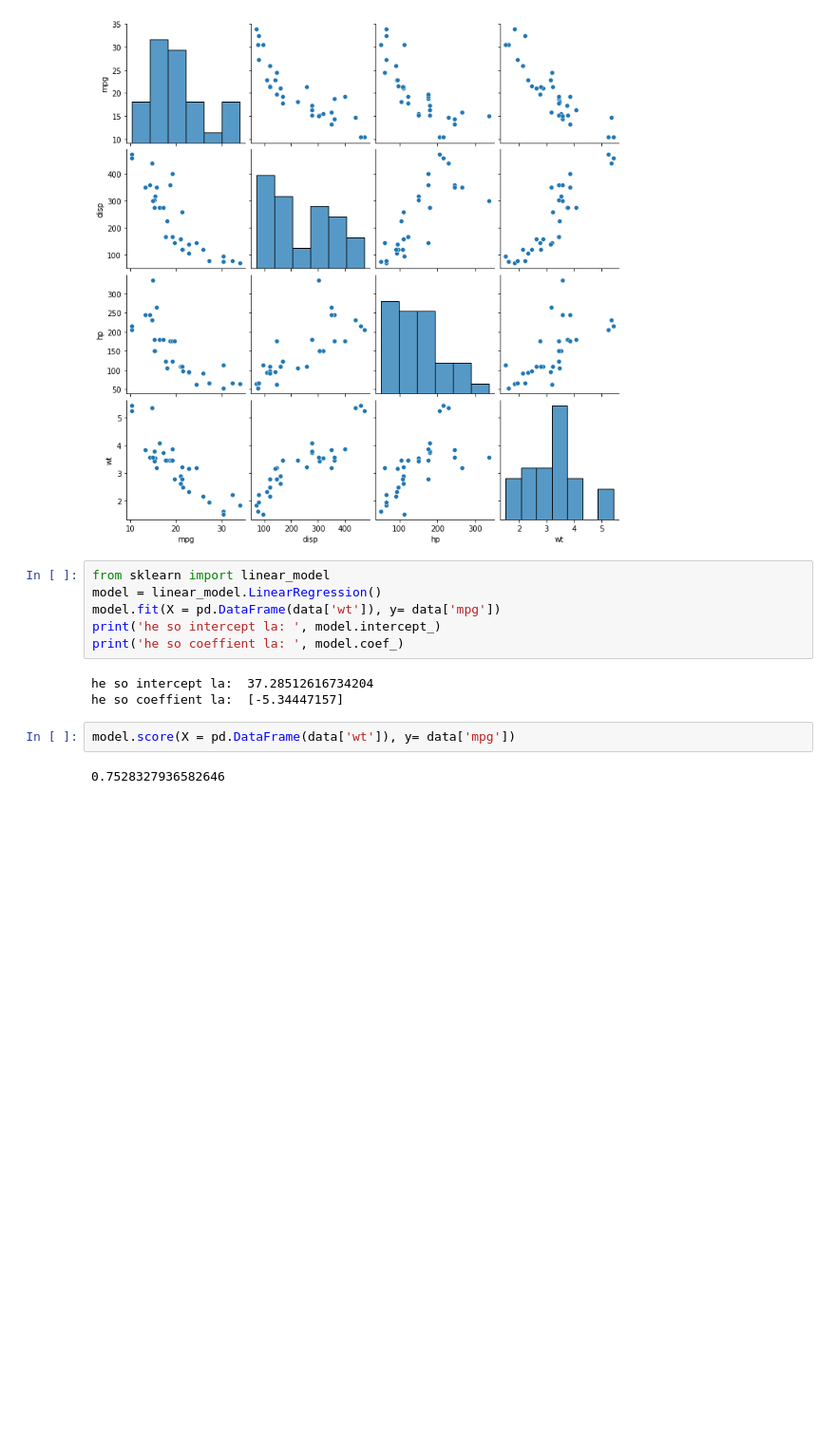
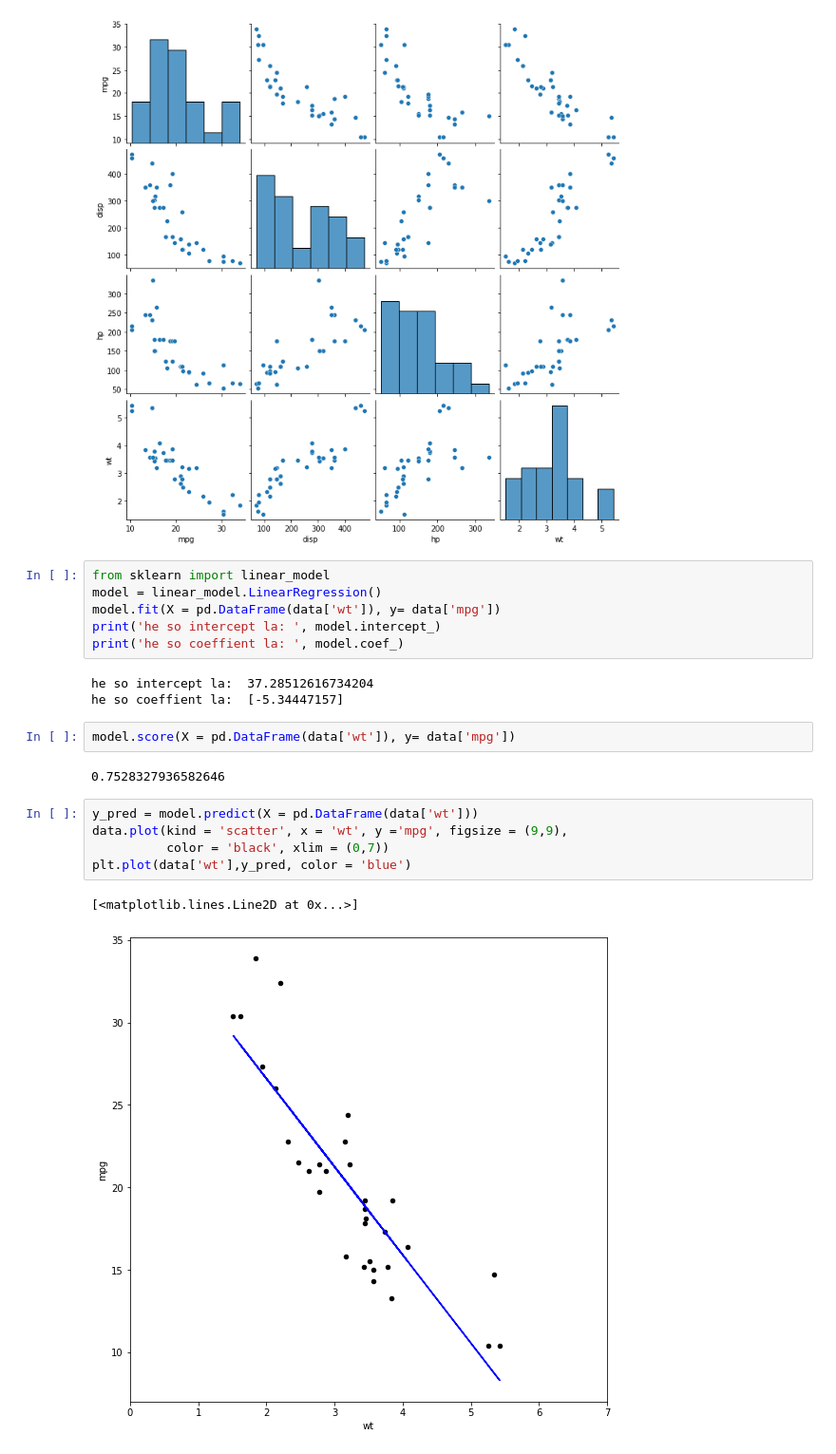
Before and after one commit to pdthang26/Artificial-Intellignece-ST7-1234, a Jupyter notebook: AI_ST7_17_03_23.ipynb, the cells around one changed output. Shown: that part at 95% size. Drawn from its saved outputs; the diff is of its cells as text; blank space fills up the shorter version.

```diff
--- a/AI_ST7_17_03_23.ipynb
+++ b/AI_ST7_17_03_23.ipynb
@@ -54,3 +54,11 @@ he so coeffient la:  [-5.34447157]
 model.score(X = pd.DataFrame(data['wt']), y= data['mpg'])
 # %% [output]
 0.7528327936582646
+# %%
+y_pred = model.predict(X = pd.DataFrame(data['wt']))
+data.plot(kind = 'scatter', x = 'wt', y ='mpg', figsize = (9,9),
+          color = 'black', xlim = (0,7))
+plt.plot(data['wt'],y_pred, color = 'blue')
+# %% [output]
+[<matplotlib.lines.Line2D at 0x...>]
+[figure, added]
```
Also changed, not shown: parts of 9 cells of this notebook.
